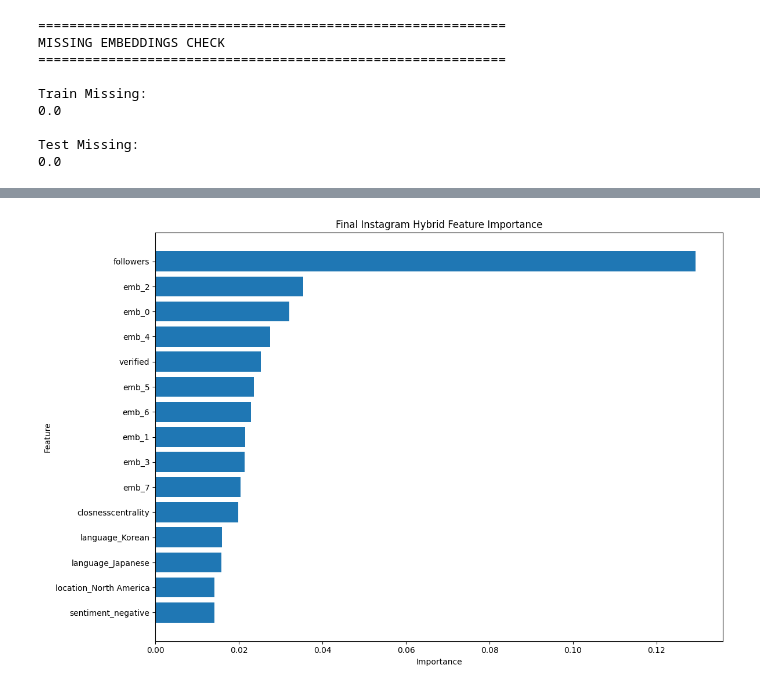
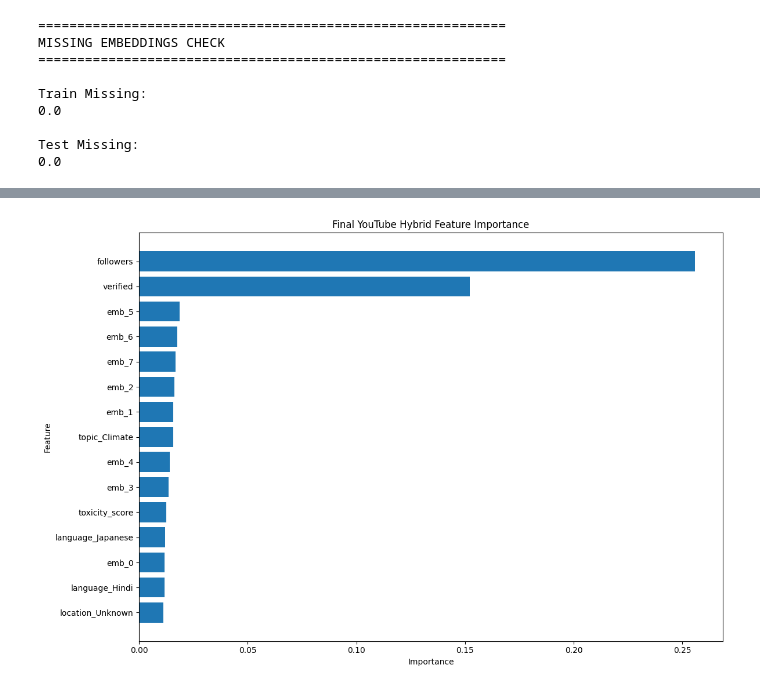
Before and after one commit to ThienY173/FDSE_2026_A_comparative_study_across_six_platforms, a Jupyter notebook: Network_graph/Youtube/youtube_graph.ipynb, the cells around one changed output, grey strips where cells are left out. Saved outputs shown, nothing was run; the diff lists cells and outputs as text; code cells hidden in the pictures.

```diff
--- a/Network_graph/Youtube/youtube_graph.ipynb
+++ b/Network_graph/Youtube/youtube_graph.ipynb
@@ -296,15 +288,15 @@ metadata_df = pd.get_dummies(
     drop_first=True
 )
 # %%
-# LOAD FACEBOOK TRAIN / TEST
+# LOAD YOUTUBE TRAIN / TEST
 # =====================================================
 
 train_df = pd.read_csv(
-    "../../data_preprocess/processed_data/ml_data/facebook_train.csv"
+    "../../data_preprocess/processed_data/ml_data/youtube_train.csv"
 )
 
 test_df = pd.read_csv(
-    "../../data_preprocess/processed_data/ml_data/facebook_test.csv"
+    "../../data_preprocess/processed_data/ml_data/youtube_test.csv"
 )
 
 print("=" * 60)
@@ -832,11 +825,11 @@ import matplotlib.pyplot as plt
 # =====================================================
 
 train_df = pd.read_csv(
-    "../../data_preprocess/processed_data/ml_data/facebook_train.csv"
+    "../../data_preprocess/processed_data/ml_data/youtube_train.csv"
 )
 
 test_df = pd.read_csv(
-    "../../data_preprocess/processed_data/ml_data/facebook_test.csv"
+    "../../data_preprocess/processed_data/ml_data/youtube_test.csv"
 )
 
 print("=" * 60)
@@ -856,7 +849,7 @@ Test Shape : (1506, 56)
 # =====================================================
 
 embedding_df = pd.read_csv(
-    "facebook_node2vec_8dims.csv"
+    "youtube_node2vec_8dims.csv"
 )
 
 print("\n" + "=" * 60)
@@ -1419,30 +1411,30 @@ ROC-AUC  : 0.8553
 # %%
 # PLOT FEATURE IMPORTANCE
 # =====================================================
 
 top_n = 15
 
 plot_df = importance_df.head(top_n)
 
 plt.figure(figsize=(12, 8))
 
 plt.barh(
 
     plot_df["feature"][::-1],
 
     plot_df["importance"][::-1]
 )
 
 plt.xlabel("Importance")
 
 plt.ylabel("Feature")
 
 plt.title(
-    "Final Instagram Hybrid Feature Importance"
+    "Final YouTube Hybrid Feature Importance"
 )
 
 plt.tight_layout()
 
 plt.show()
 # %% [output]
-[figure, old version]
+[figure, new version]
```
Also changed, not shown: parts of 36 cells of this notebook, 6 other files.
